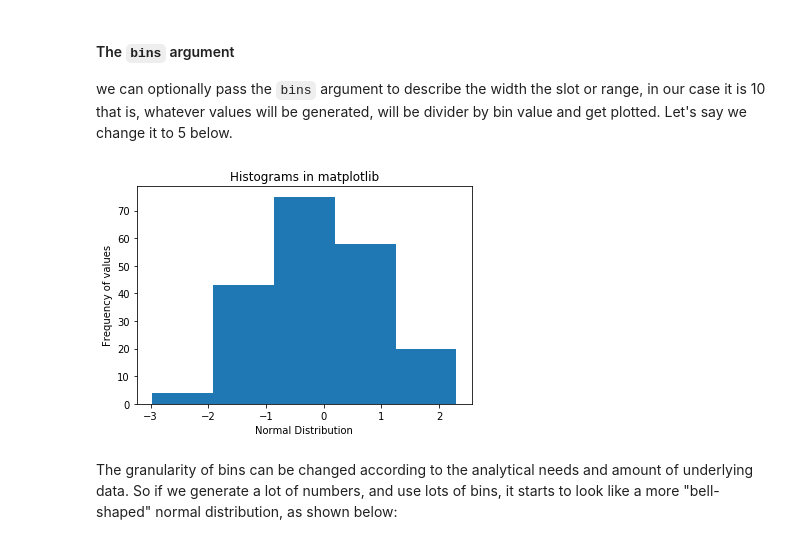
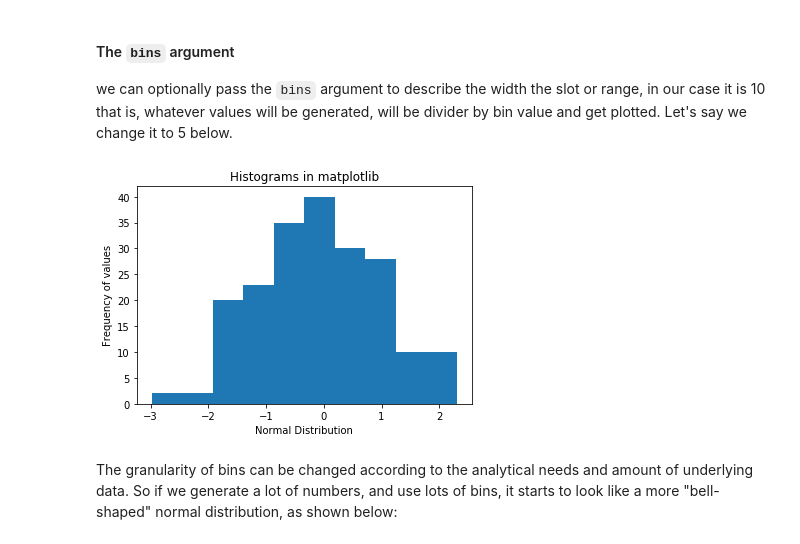
Before and after one commit to andrewwongls/dsc-0-01-21-visualizing-data-online-ds-sp-000, a Jupyter notebook: index.ipynb, the cells around one changed output. Drawn from its saved outputs; the diff is of its cells as text; code cells hidden in the pictures.

```diff
--- a/index.ipynb
+++ b/index.ipynb
@@ -149,13 +149,13 @@ Y-axis tells about the frequency a certain number appears in data set. Since thi
 #### The `bins` argument
 we can optionally pass the `bins` argument to describe the width the slot or range, in our case it is 10 that is, whatever values will be generated,  will be divider by bin value and get plotted. Let's say we change it to 5 below.
 # %%
-plt.hist(x, bins = 5)
+plt.hist(x, bins = 10)
 plt.xlabel('Normal Distribution')
 plt.ylabel('Frequency of values')
 plt.title('Histograms in matplotlib')
 plt.show()
 # %% [output]
-[figure, old version]
+[figure, new version]
 # %% [markdown]
 The granularity of bins can be changed according to the analytical needs and amount of underlying data. So if we generate a lot of numbers, and use lots of bins, it starts to look like a more "bell-shaped" normal distribution, as shown below:
 # %%
```
